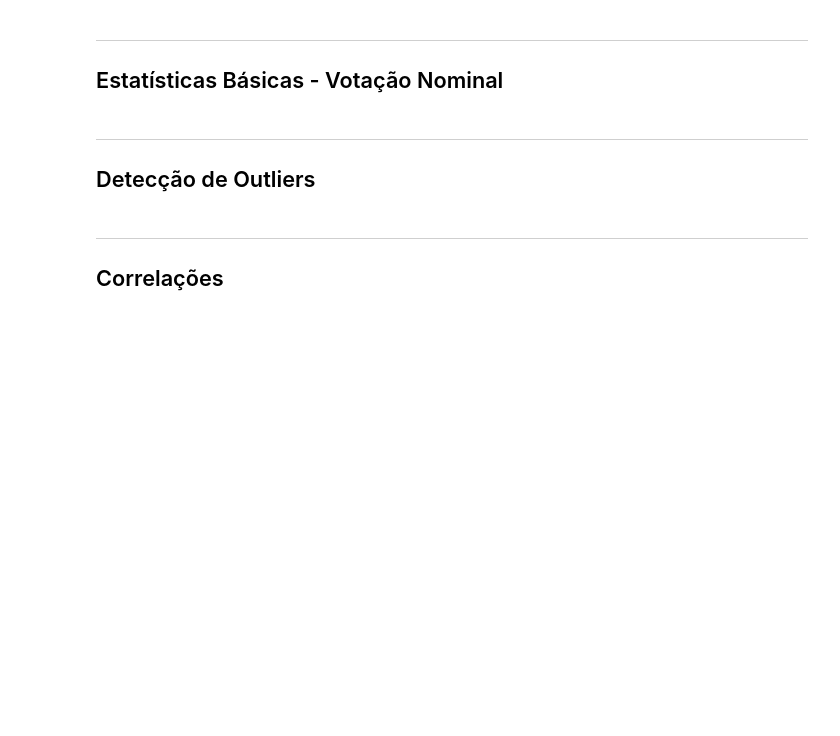
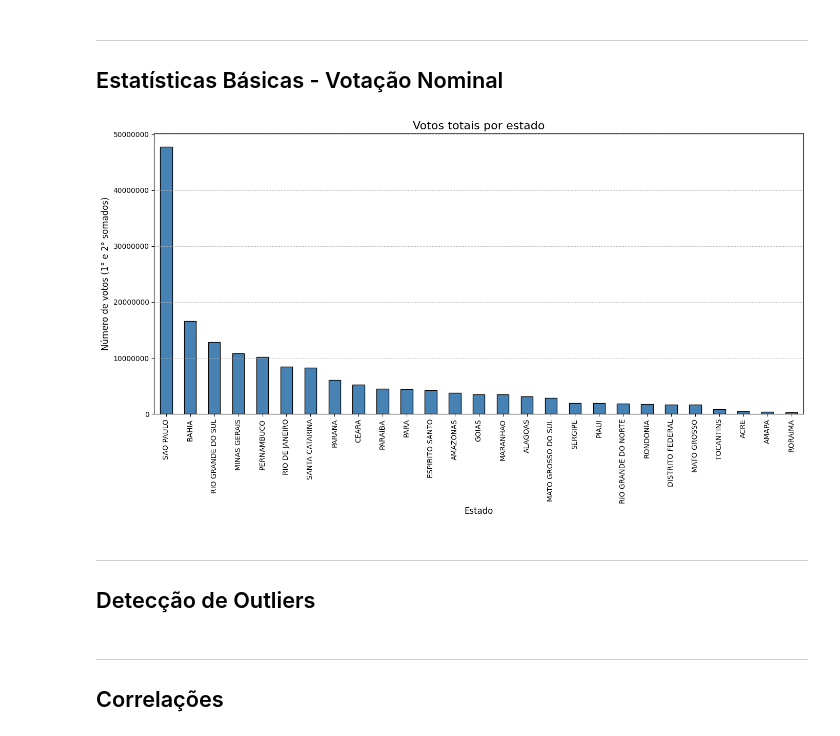
Before and after one commit to LucasTBandeira/GovAnalysis, a Jupyter notebook: eda.ipynb, the cells around one changed output. Drawn from its saved outputs; the diff is of its cells as text; code cells hidden in the pictures; blank space fills up the shorter version.

```diff
--- a/eda.ipynb
+++ b/eda.ipynb
@@ -90,3 +203,21 @@ for candidate, value in mean_by_candidate.items():
+# %%
+# Plotando votos por estado
+votos = df_votacao.groupby(['NM_UE'])['QT_VOTOS_NOMINAIS_VALIDOS'].sum()
+votos = votos.sort_values(ascending=False)
+plt.figure(figsize=(14, 8))
+votos.plot(kind='bar', color='steelblue', edgecolor='black')
+plt.title('Votos totais por estado', fontsize=16)
+plt.xlabel('Estado', fontsize=12)
+plt.ylabel('Número de votos (1° e 2° somados)', fontsize=12)
+plt.xticks(rotation=90)
+plt.grid(axis='y', linestyle='--', alpha=0.7)
+plt.ticklabel_format(style='plain', axis='y')
+
+
+plt.tight_layout()
+plt.show()
+# %% [output]
+[figure, added]
 # %% [markdown]
 ---
 ## Detecção de Outliers
```
Also changed, not shown: parts of 11 cells of this notebook.
